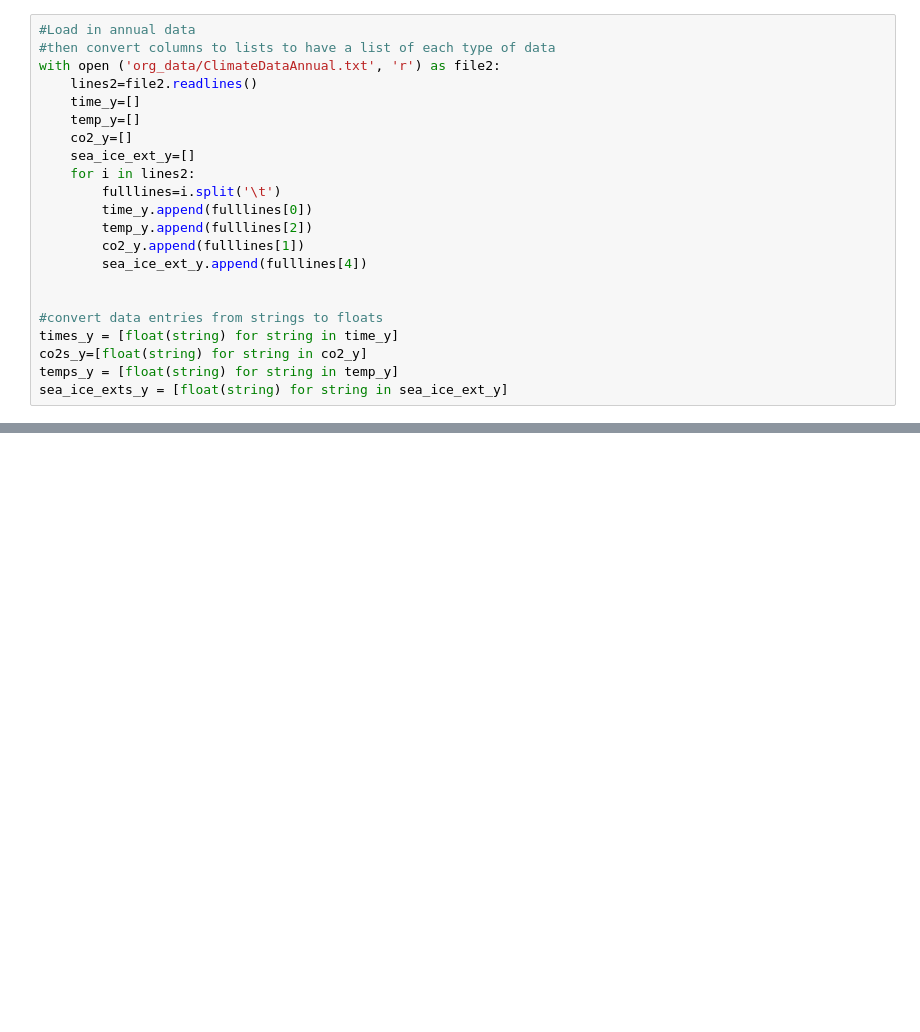
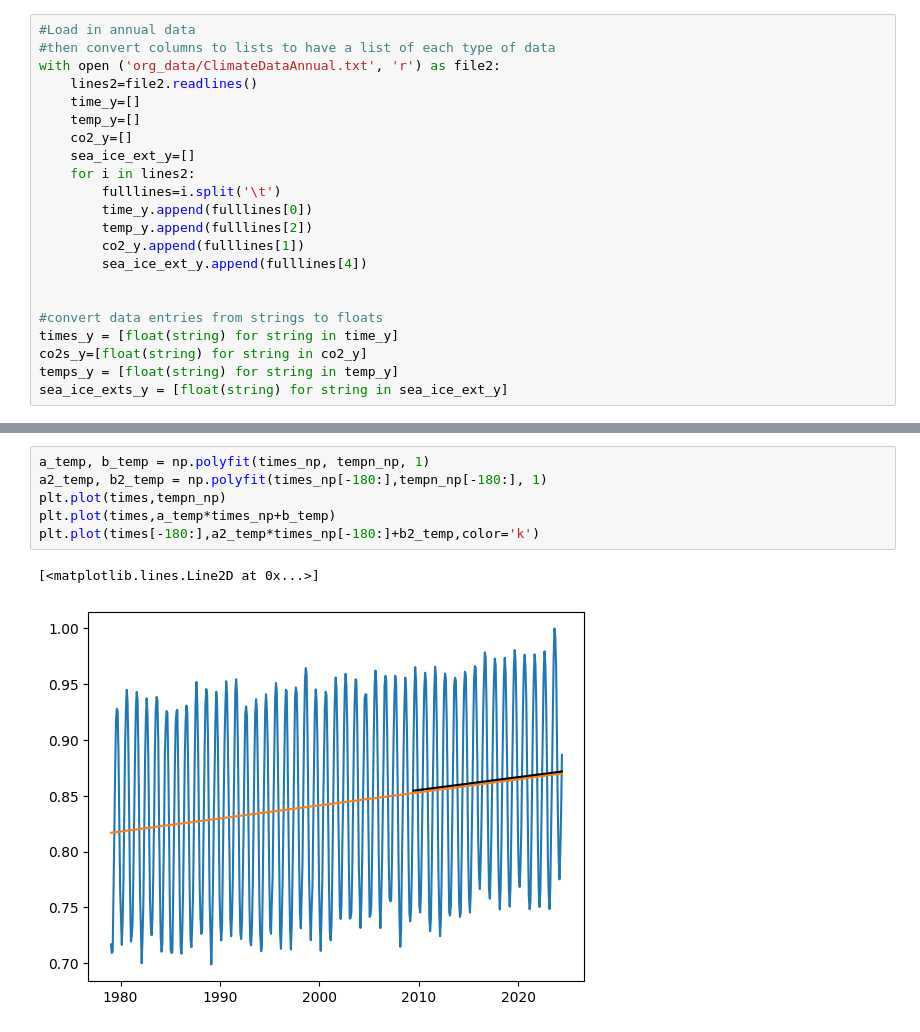
Before and after one commit to alexisj2020/Project, a Jupyter notebook: Trends.ipynb, the cells around one changed output, grey strips where cells are left out. Drawn from its saved outputs; the diff is of its cells as text; blank space fills up the shorter version.

```diff
--- a/Trends.ipynb
+++ b/Trends.ipynb
@@ -74,0 +130,9 @@ plt.plot(times[-180:],a2*times_np[-180:]+b2,color='k')
+# %%
+a_temp, b_temp = np.polyfit(times_np, tempn_np, 1)
+a2_temp, b2_temp = np.polyfit(times_np[-180:],tempn_np[-180:], 1)
+plt.plot(times,tempn_np)
+plt.plot(times,a_temp*times_np+b_temp)
+plt.plot(times[-180:],a2_temp*times_np[-180:]+b2_temp,color='k')
+# %% [output]
+[<matplotlib.lines.Line2D at 0x...>]
+[figure, added]
```
Also changed, not shown: parts of 10 cells of this notebook, 1 other file.
